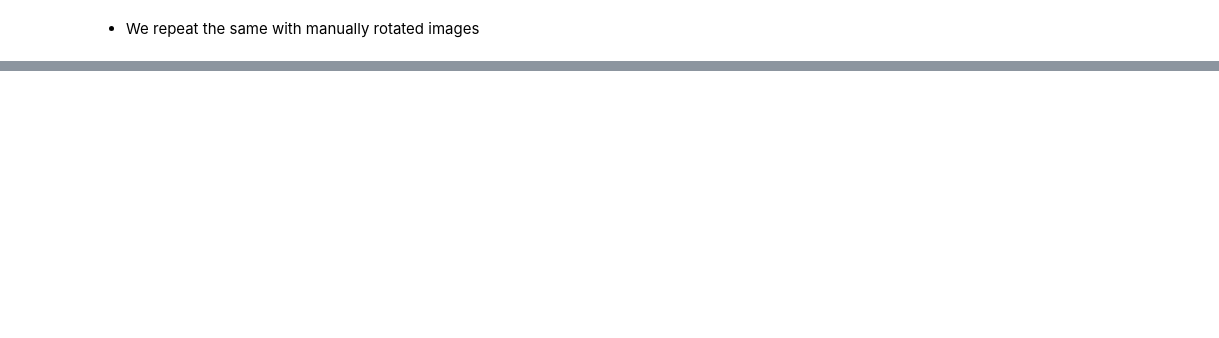
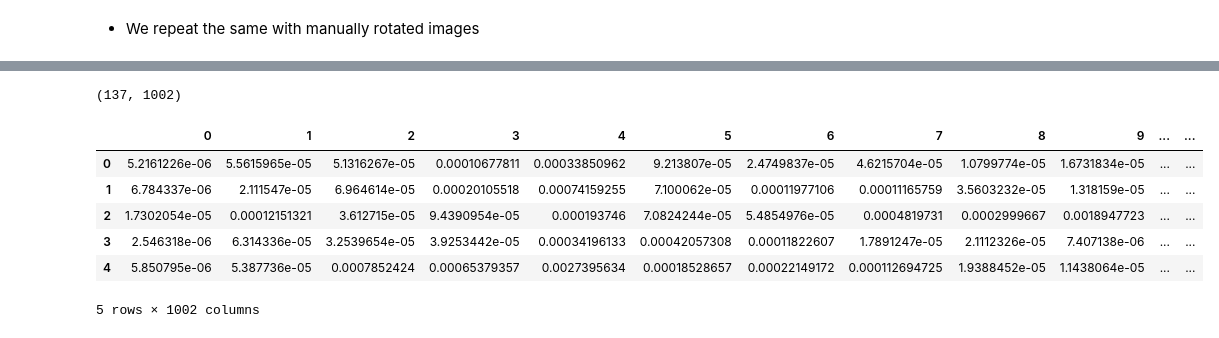
Before and after one commit to GerardDD/PR_Final_PeriapicalRadiography_Classification, a Jupyter notebook: Modelo/Dataset_VGG16.ipynb, the cells around one changed output, grey strips where cells are left out. Drawn from its saved outputs; the diff is of its cells as text; code cells hidden in the pictures; blank space fills up the shorter version.

```diff
--- a/Modelo/Dataset_VGG16.ipynb
+++ b/Modelo/Dataset_VGG16.ipynb
@@ -158,0 +161,2 @@ df_final.to_csv('dataset_final_rotated.csv')
+# %%
+sin_imagen_arr = pickle.load(open('../Image_preprocessing/sin_imagen_agesex_pickle.txt','rb'))
@@ -158,0 +190,4 @@ df_final.to_csv('dataset_final_rotated.csv')
+# %%
+df = pd.DataFrame(
+    columns= range(0,len(sin_imagen_arr[0])),
+    index= range(0,len(sin_imagen_arr)))
@@ -158,0 +196,22 @@ df_final.to_csv('dataset_final_rotated.csv')
+# %%
+df.shape
+# %% [output]
+(137, 1002)
+# %%
+pos = -1
+for i in sin_imagen_arr:
+    pos += 1
+    col = 0
+    for j in i:
+        df.iloc[pos,col] = j
+        col += 1
+# %%
+df.head()
+# %% [output]
+|  | 0 | 1 | 2 | 3 | 4 | 5 | 6 | 7 | 8 | 9 | ... | ... |
+| 0 | 5.2161226e-06 | 5.5615965e-05 | 5.1316267e-05 | 0.00010677811 | 0.00033850962 | 9.213807e-05 | 2.4749837e-05 | 4.6215704e-05 | 1.0799774e-05 | 1.6731834e-05 | ... | ... |
+| 1 | 6.784337e-06 | 2.111547e-05 | 6.964614e-05 | 0.00020105518 | 0.00074159255 | 7.100062e-05 | 0.00011977106 | 0.00011165759 | 3.5603232e-05 | 1.318159e-05 | ... | ... |
+| 2 | 1.7302054e-05 | 0.00012151321 | 3.612715e-05 | 9.4390954e-05 | 0.000193746 | 7.0824244e-05 | 5.4854976e-05 | 0.0004819731 | 0.0002999667 | 0.0018947723 | ... | ... |
+| 3 | 2.546318e-06 | 6.314336e-05 | 3.2539654e-05 | 3.9253442e-05 | 0.00034196133 | 0.00042057308 | 0.00011822607 | 1.7891247e-05 | 2.1112326e-05 | 7.407138e-06 | ... | ... |
+| 4 | 5.850795e-06 | 5.387736e-05 | 0.0007852424 | 0.00065379357 | 0.0027395634 | 0.00018528657 | 0.00022149172 | 0.000112694725 | 1.9388452e-05 | 1.1438064e-05 | ... | ... |
+5 rows × 1002 columns
```
Also changed, not shown: parts of 11 cells of this notebook, 5 other files.
